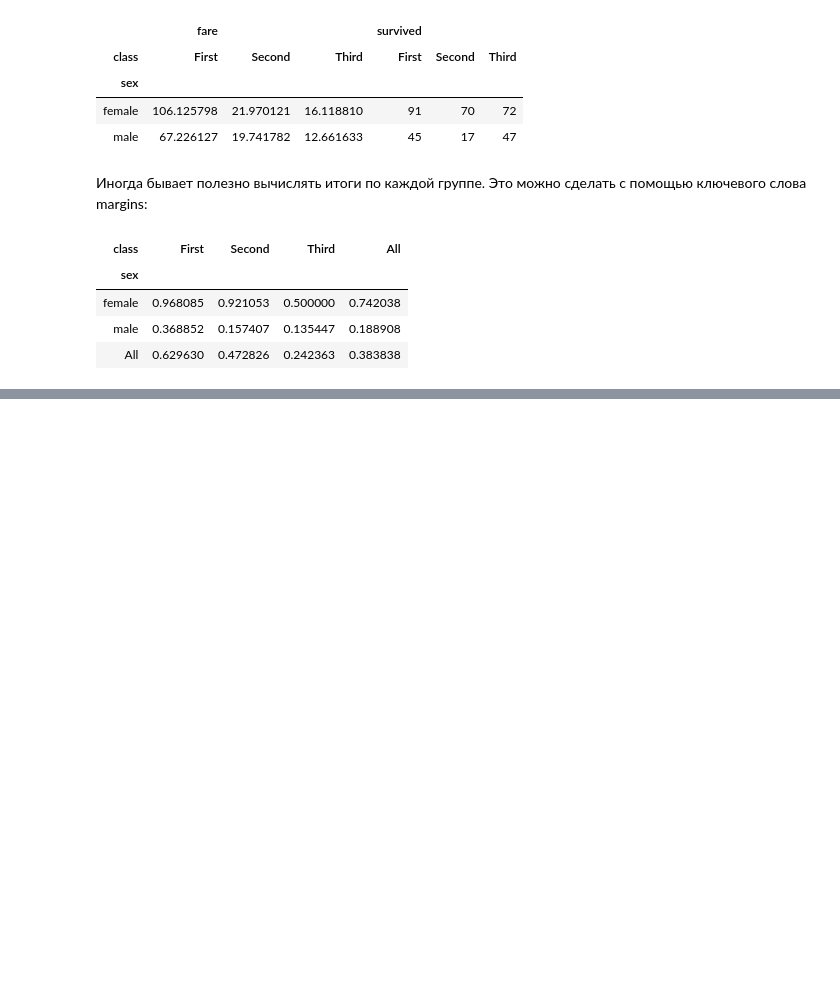
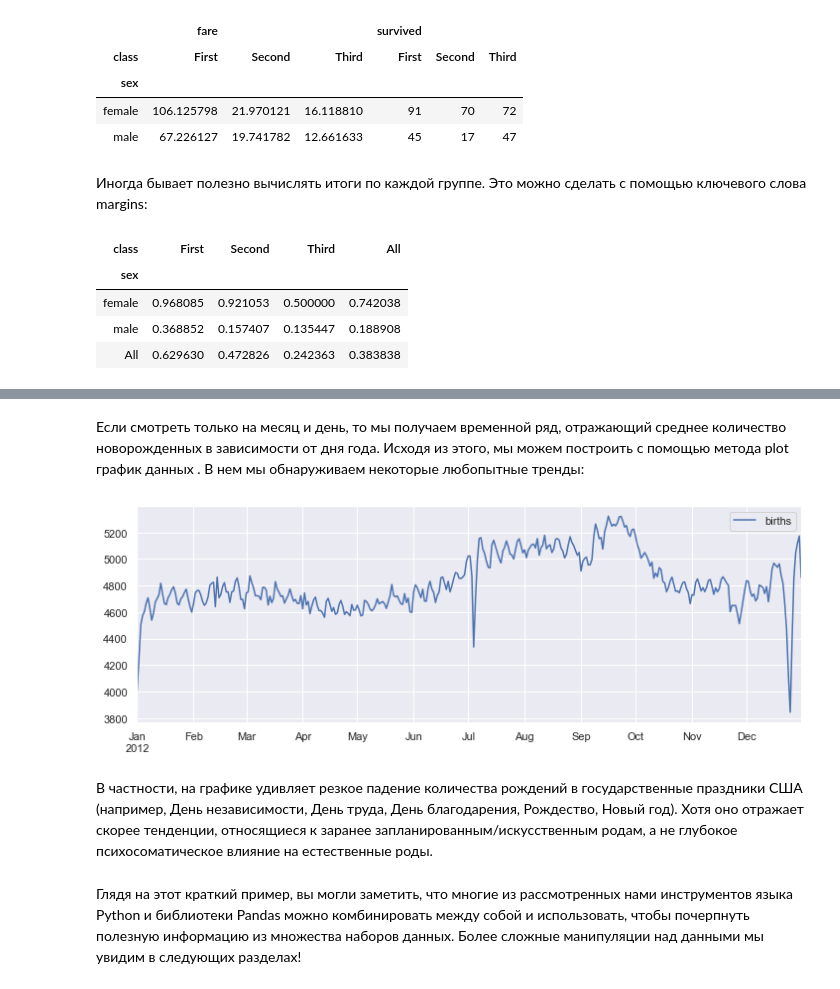
Before and after one commit to rusantsovsv/pandas_tr, a Jupyter notebook: 08.Pandas_pivot_tables.ipynb, the cells around one changed output, grey strips where cells are left out. Drawn from its saved outputs; the diff is of its cells as text; code cells hidden in the pictures; blank space fills up the shorter version.

```diff
--- a/08.Pandas_pivot_tables.ipynb
+++ b/08.Pandas_pivot_tables.ipynb
@@ -167,0 +296,3 @@ titanic.pivot_table('survived', index='sex', columns='class', margins=True)
+# %%
+births_by_date = births.pivot_table('births', [births.index.month, births.index.day])
+births_by_date.head()
@@ -167,0 +311,3 @@ titanic.pivot_table('survived', index='sex', columns='class', margins=True)
+# %%
+births_by_date.index = [pd.datetime(2012, month, day) for (month, day) in births_by_date.index]
+births_by_date.head()
@@ -167,0 +321,18 @@ titanic.pivot_table('survived', index='sex', columns='class', margins=True)
+# %% [markdown]
+Если смотреть только на месяц и день, то мы получаем временной ряд, отражающий среднее количество новорожденных в зависимости от дня года. Исходя из
+этого, мы можем построить с помощью метода plot график данных . В нем
+мы обнаруживаем некоторые любопытные тренды:
+# %%
+fig, ax = plt.subplots(figsize=(12, 4))
+births_by_date.plot(ax=ax);
+# %% [output]
+[figure, added]
+# %% [markdown]
+В частности, на графике удивляет резкое падение количества рождений в государственные праздники США (например, День независимости, День труда, День
+благодарения, Рождество, Новый год). Хотя оно отражает скорее тенденции,
+относящиеся к заранее запланированным/искусственным родам, а не глубокое психосоматическое влияние на естественные роды.
+# %% [markdown]
+Глядя на этот краткий пример, вы могли заметить, что многие из рассмотренных
+нами инструментов языка Python и библиотеки Pandas можно комбинировать
+между собой и использовать, чтобы почерпнуть полезную информацию из множества наборов данных. Более сложные манипуляции над данными мы увидим
+в следующих разделах!
```
Also changed, not shown: parts of 26 cells of this notebook, 1 other file.
